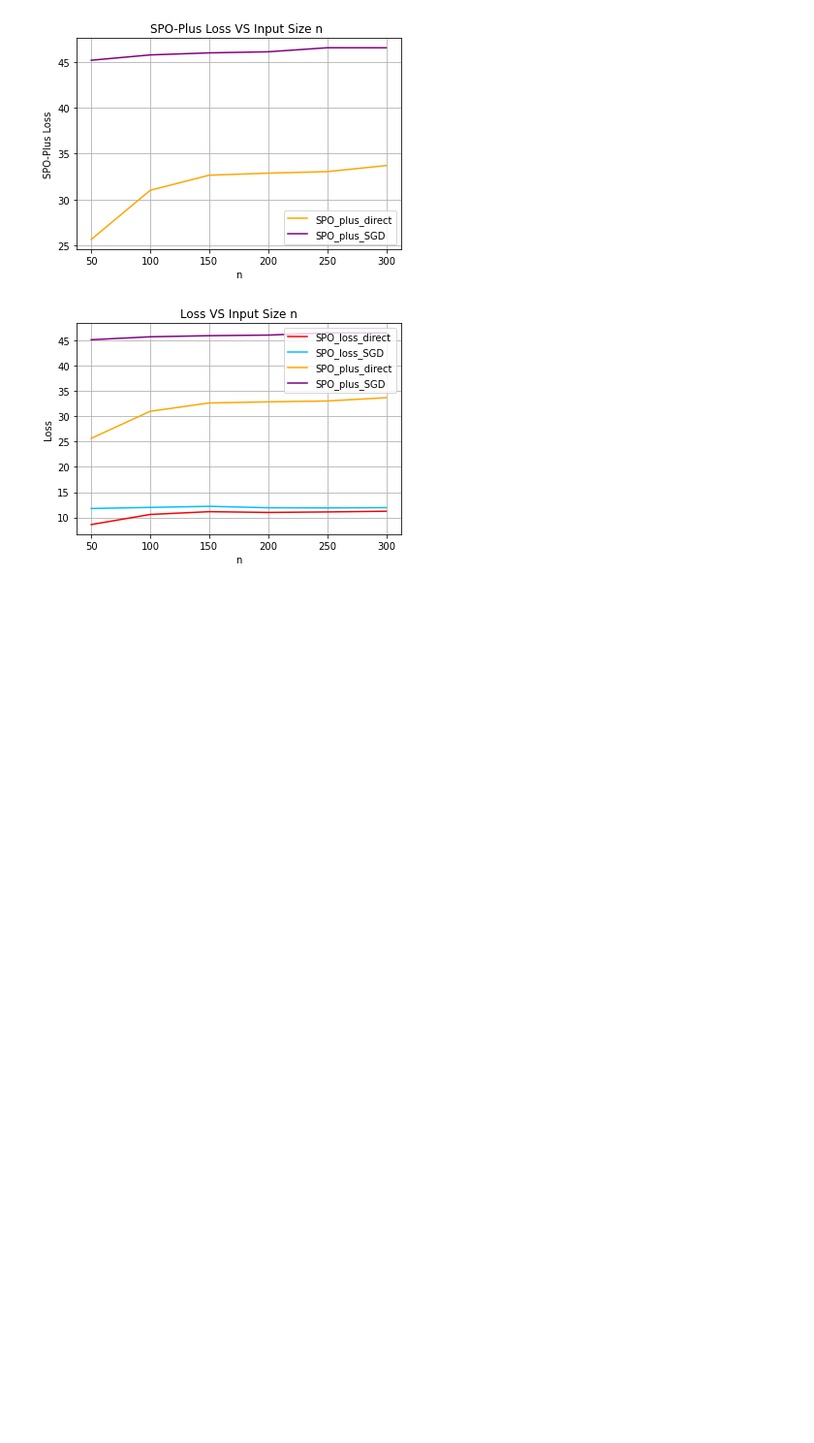
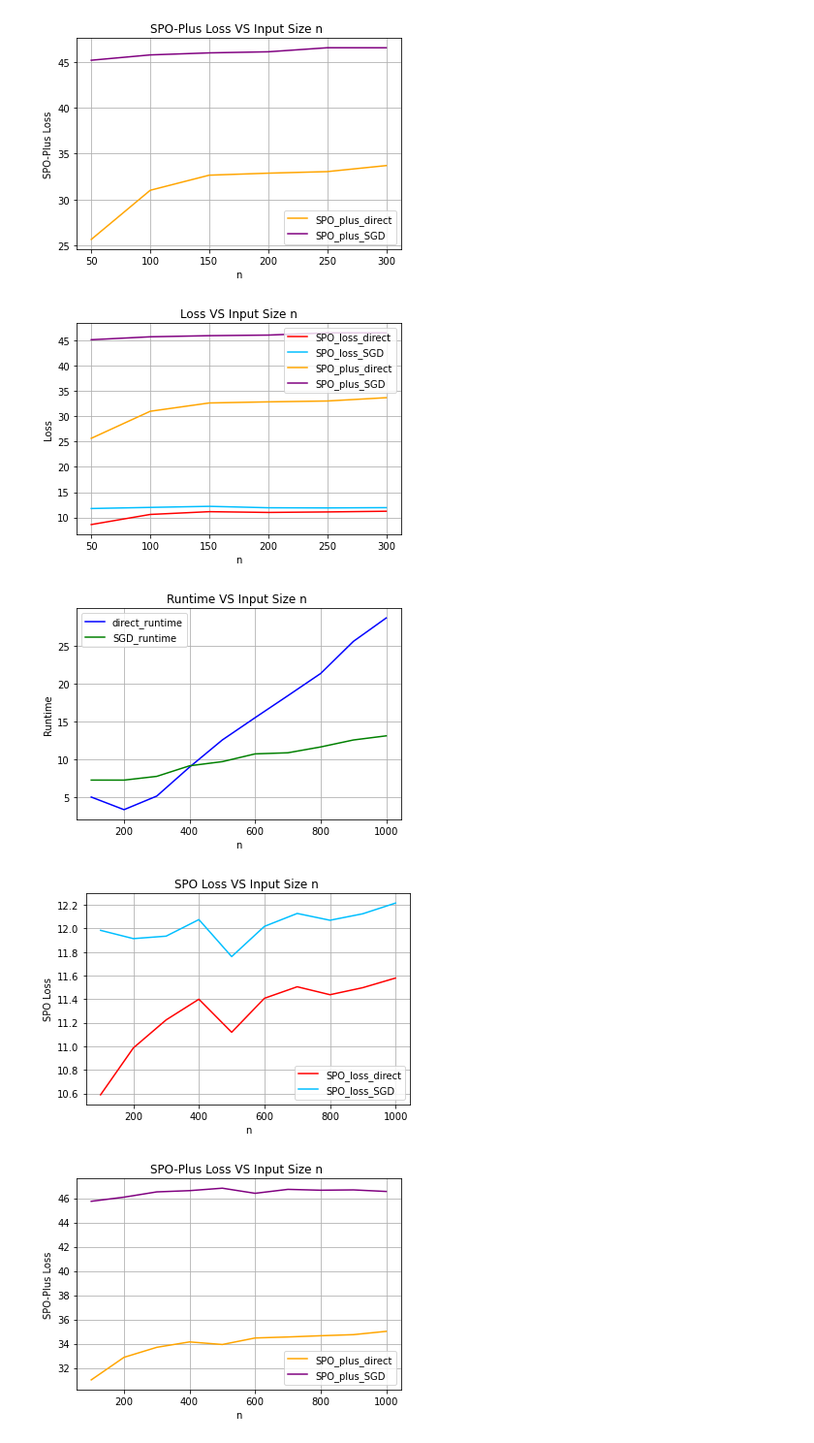
Before and after one commit to michaelzcjia/smart_predict_optimize, a Jupyter notebook: Experiments.ipynb, the cells around one changed output. Shown at 97% size. Cells and saved outputs as stored; diff of their text form; code cells hidden in the pictures; blank space fills up the shorter version.

Commit message:
Large Experiment Plots

```diff
--- a/Experiments.ipynb
+++ b/Experiments.ipynb
@@ -336,3 +336,63 @@ plt.show()
 [figure]
 [figure]
 [figure]
+# %%
+# SPO results full un-pickling
+
+
+# unpickling
+
+SPOresults = pd.read_pickle('SPOresultsFull.pkl')
+SPOresults.head(10000)
+
+# index rows by cols
+SPO_results_mean = SPOresults.mean(numeric_only= True, axis=1)
+SPO_results_mean.head()
+x = [100,200,300,400,500,600,700,800,900,1000]
+# plotting
+# using df - just for ease of reading
+df = SPO_results_mean
+direct_runtime = []
+SGD_runtime = []
+SPO_loss_direct = []
+SPO_loss_SGD = []
+SPO_plus_loss_direct = []
+SPO_plus_loss_SGD = []
+for i in range(len(x)):
+    direct_runtime.append(df.iloc[ 6 * i])
+    SGD_runtime.append(df.iloc[6 * i + 1])
+    SPO_loss_direct.append(df.iloc[6 * i + 2])
+    SPO_loss_SGD.append(df.iloc[6 * i + 3])
+    SPO_plus_loss_direct.append(df.iloc[6 * i + 4])
+    SPO_plus_loss_SGD.append(df.iloc[6 * i + 5])
+
+plt.plot(x, direct_runtime , label = 'direct_runtime', color = 'b')
+plt.plot(x, SGD_runtime, label = 'SGD_runtime', color = 'g')
+plt.xlabel('n')
+plt.ylabel('Runtime')
+plt.title('Runtime VS Input Size n ')
+plt.grid()
+plt.legend()
+plt.show()
+
+plt.plot(x, SPO_loss_direct , label = 'SPO_loss_direct', color = 'red')
+plt.plot(x, SPO_loss_SGD, label = 'SPO_loss_SGD', color = 'deepskyblue')
+plt.xlabel('n')
+plt.ylabel('SPO Loss')
+plt.title('SPO Loss VS Input Size n ')
+plt.legend()
+plt.grid()
+plt.show()
+
+plt.plot(x, SPO_plus_loss_direct, label = 'SPO_plus_direct', color = 'orange')
+plt.plot(x, SPO_plus_loss_SGD, label = 'SPO_plus_SGD', color = 'purple')
+plt.xlabel('n')
+plt.ylabel('SPO-Plus Loss')
+plt.title('SPO-Plus Loss VS Input Size n ')
+plt.legend()
+plt.grid()
+plt.show()
+# %% [output]
+[figure, added]
+[figure, added]
+[figure, added]
```
Also changed, not shown: 14 other files.
